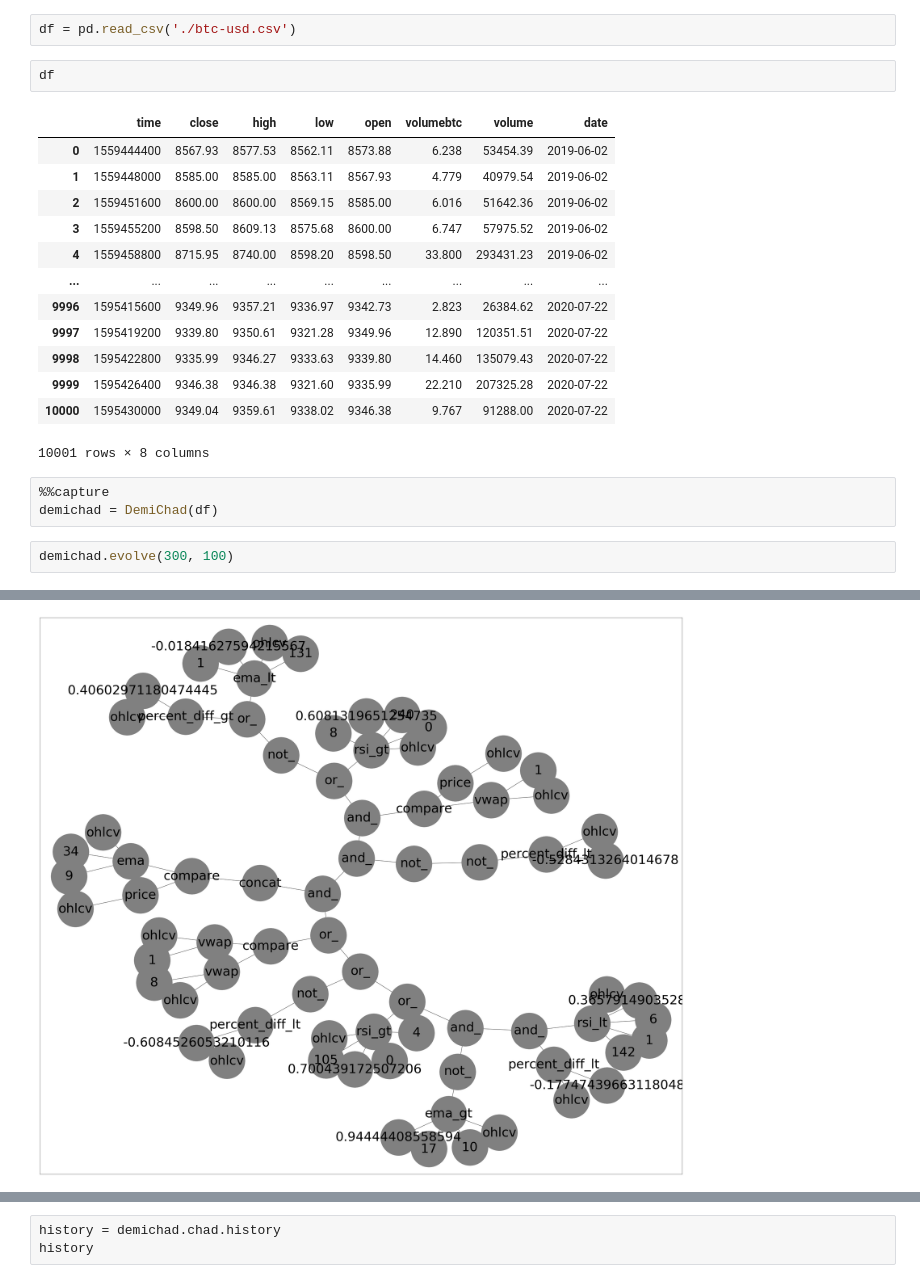
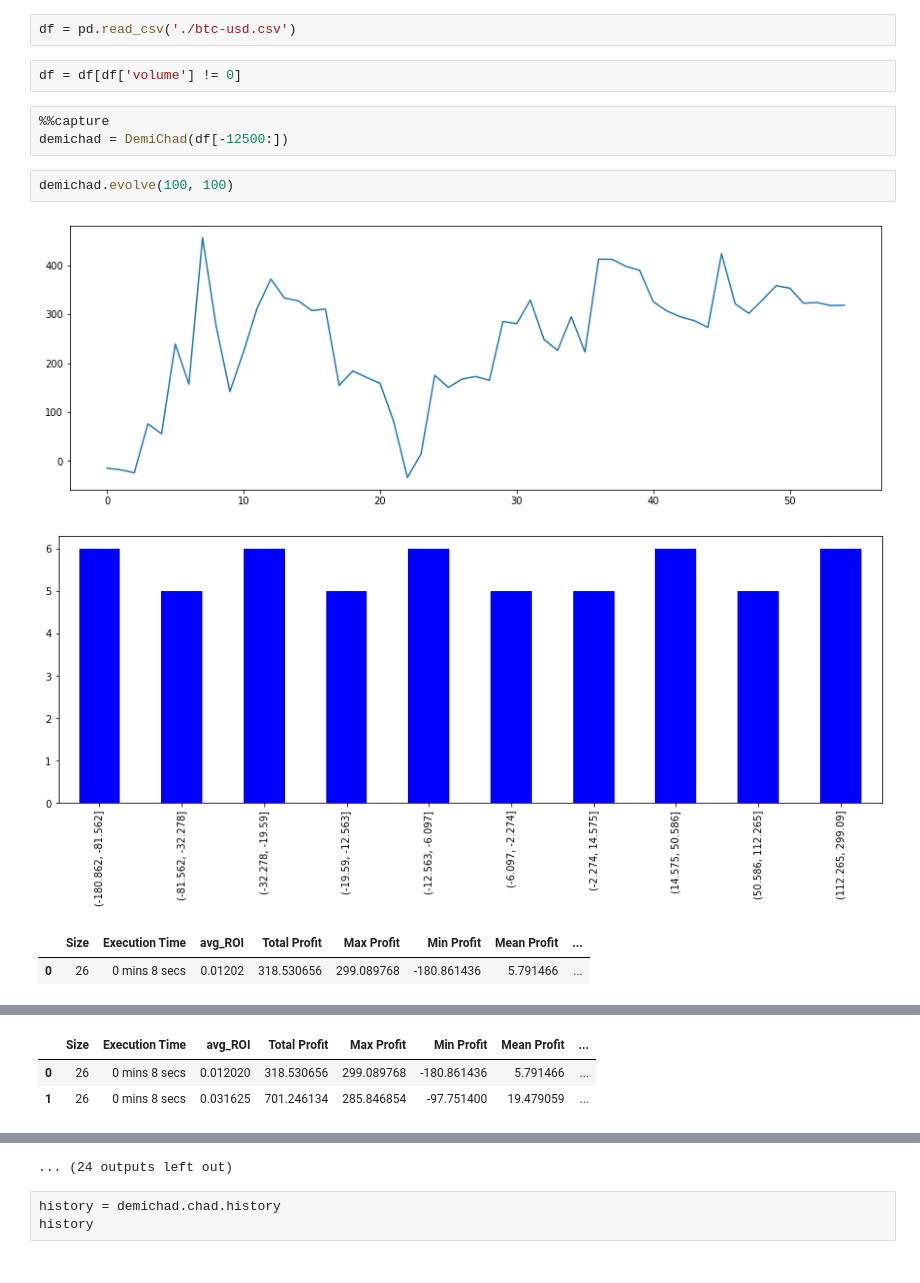
Before and after one commit to Distortedlogic/ionomy-python, a Jupyter notebook: notebooks/GPrules.ipynb, the cells around one changed output, grey strips where cells are left out. Saved outputs shown, nothing was run; the diff lists cells and outputs as text.

```diff
--- a/notebooks/GPrules.ipynb
+++ b/notebooks/GPrules.ipynb
@@ -20,25 +20,15 @@ from GPrules import DemiChad
 # df.to_csv('./btc-usd.csv', index=False)
 # %%
 df = pd.read_csv('./btc-usd.csv')
-# %%
-df
-# %% [output]
-|  | time | close | high | low | open | volumebtc | volume | date |
-| 0 | 1559444400 | 8567.93 | 8577.53 | 8562.11 | 8573.88 | 6.238 | 53454.39 | 2019-06-02 |
-| 1 | 1559448000 | 8585.00 | 8585.00 | 8563.11 | 8567.93 | 4.779 | 40979.54 | 2019-06-02 |
-| 2 | 1559451600 | 8600.00 | 8600.00 | 8569.15 | 8585.00 | 6.016 | 51642.36 | 2019-06-02 |
-| 3 | 1559455200 | 8598.50 | 8609.13 | 8575.68 | 8600.00 | 6.747 | 57975.52 | 2019-06-02 |
-| 4 | 1559458800 | 8715.95 | 8740.00 | 8598.20 | 8598.50 | 33.800 | 293431.23 | 2019-06-02 |
-| ... | ... | ... | ... | ... | ... | ... | ... | ... |
-| 9996 | 1595415600 | 9349.96 | 9357.21 | 9336.97 | 9342.73 | 2.823 | 26384.62 | 2020-07-22 |
-| 9997 | 1595419200 | 9339.80 | 9350.61 | 9321.28 | 9349.96 | 12.890 | 120351.51 | 2020-07-22 |
-| 9998 | 1595422800 | 9335.99 | 9346.27 | 9333.63 | 9339.80 | 14.460 | 135079.43 | 2020-07-22 |
-| 9999 | 1595426400 | 9346.38 | 9346.38 | 9321.60 | 9335.99 | 22.210 | 207325.28 | 2020-07-22 |
-| 10000 | 1595430000 | 9349.04 | 9359.61 | 9338.02 | 9346.38 | 9.767 | 91288.00 | 2020-07-22 |
-10001 rows × 8 columns
+# %%
+df = df[df['volume'] != 0]
 # %%
 %%capture
-demichad = DemiChad(df)
+demichad = DemiChad(df[-12500:])
 # %%
-demichad.evolve(300, 100)
+demichad.evolve(100, 100)
 # %% [output]
+[figure, new version]
+[figure, added]
+|  | Size | Execution Time | avg_ROI | Total Profit | Max Profit | Min Profit | Mean Profit | ... |
+| 0 | 26 | 0 mins 8 secs | 0.01202 | 318.530656 | 299.089768 | -180.861436 | 5.791466 | ... |
@@ -48 +53,0 @@ gen     round   nevals  cast    avg             max
-[figure, old version]
@@ -48,0 +56,3 @@ gen     round   nevals  cast    avg             max
+|  | Size | Execution Time | avg_ROI | Total Profit | Max Profit | Min Profit | Mean Profit | ... |
+| 0 | 26 | 0 mins 8 secs | 0.012020 | 318.530656 | 299.089768 | -180.861436 | 5.791466 | ... |
+| 1 | 26 | 0 mins 8 secs | 0.031625 | 701.246134 | 285.846854 | -97.751400 | 19.479059 | ... |
@@ -49,3 +78,4 @@ gen     round   nevals  cast    avg             max
+... (24 outputs left out)
 # %%
 history = demichad.chad.history
 history
```
Also changed, not shown: parts of 4 cells of this notebook, 32 other files.
